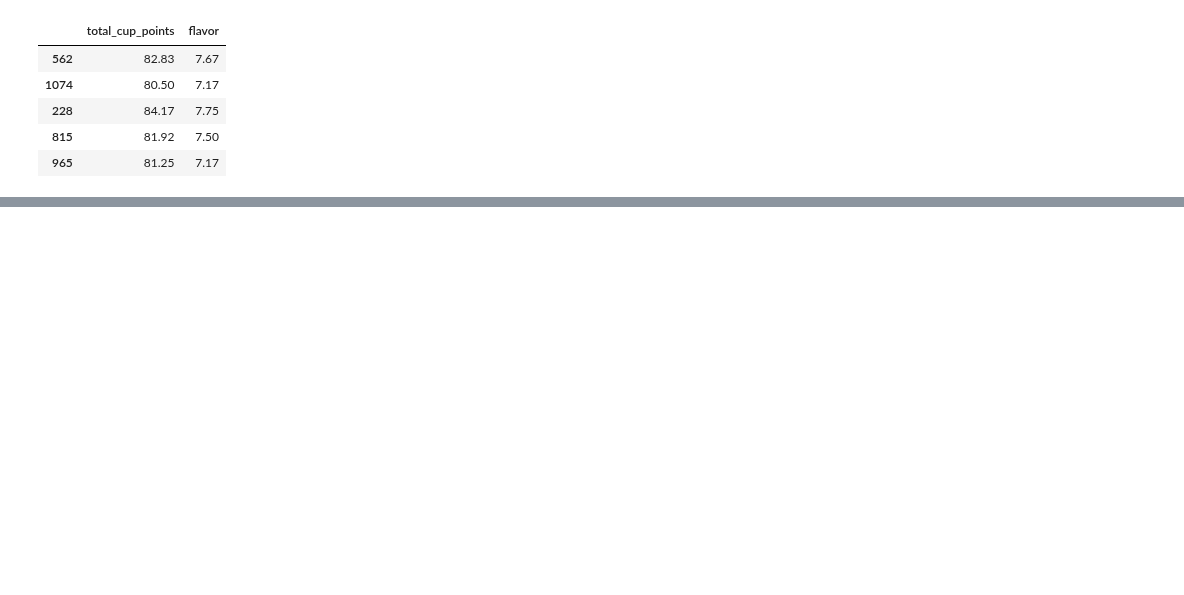
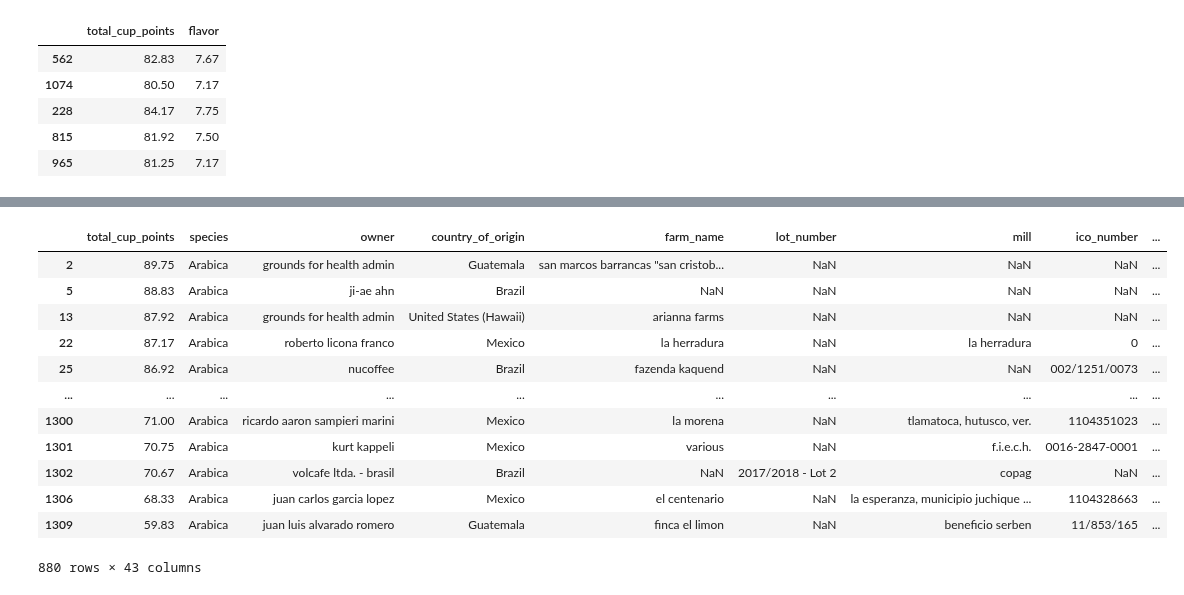
Before and after one commit to ecuerbo/pyprac, a Jupyter notebook: datacamp/sampling-python.ipynb, the cells around one changed output, grey strips where cells are left out. Saved outputs shown, nothing was run; the diff lists cells and outputs as text; code cells hidden in the pictures; blank space fills up the shorter version.

```diff
--- a/datacamp/sampling-python.ipynb
+++ b/datacamp/sampling-python.ipynb
@@ -22,0 +94,19 @@ attrition.to_csv('/Users/ecuerbo/python/pyprac/data/attrition.csv')
+# %%
+#stratified and weighted random sampling
+top_counted_countries = df['country_of_origin'].value_counts().head(6).index.to_list()
+top_counted_subset = df['country_of_origin'].isin(top_counted_countries)
+coffee_ratings_top = df[top_counted_subset]
+# %% [output]
+|  | total_cup_points | species | owner | country_of_origin | farm_name | lot_number | mill | ico_number | ... |
+| 2 | 89.75 | Arabica | grounds for health admin | Guatemala | san marcos barrancas "san cristob... | NaN | NaN | NaN | ... |
+| 5 | 88.83 | Arabica | ji-ae ahn | Brazil | NaN | NaN | NaN | NaN | ... |
+| 13 | 87.92 | Arabica | grounds for health admin | United States (Hawaii) | arianna farms | NaN | NaN | NaN | ... |
+| 22 | 87.17 | Arabica | roberto licona franco | Mexico | la herradura | NaN | la herradura | 0 | ... |
+| 25 | 86.92 | Arabica | nucoffee | Brazil | fazenda kaquend | NaN | NaN | 002/1251/0073 | ... |
+| ... | ... | ... | ... | ... | ... | ... | ... | ... | ... |
+| 1300 | 71.00 | Arabica | ricardo aaron sampieri marini | Mexico | la morena | NaN | tlamatoca, hutusco, ver. | 1104351023 | ... |
+| 1301 | 70.75 | Arabica | kurt kappeli | Mexico | various | NaN | f.i.e.c.h. | 0016-2847-0001 | ... |
+| 1302 | 70.67 | Arabica | volcafe ltda. - brasil | Brazil | NaN | 2017/2018 - Lot 2 | copag | NaN | ... |
+| 1306 | 68.33 | Arabica | juan carlos garcia lopez | Mexico | el centenario | NaN | la esperanza, municipio juchique ... | 1104328663 | ... |
+| 1309 | 59.83 | Arabica | juan luis alvarado romero | Guatemala | finca el limon | NaN | beneficio serben | 11/853/165 | ... |
+880 rows × 43 columns
```
Also changed, not shown: parts of 19 cells of this notebook, 1 other file.
